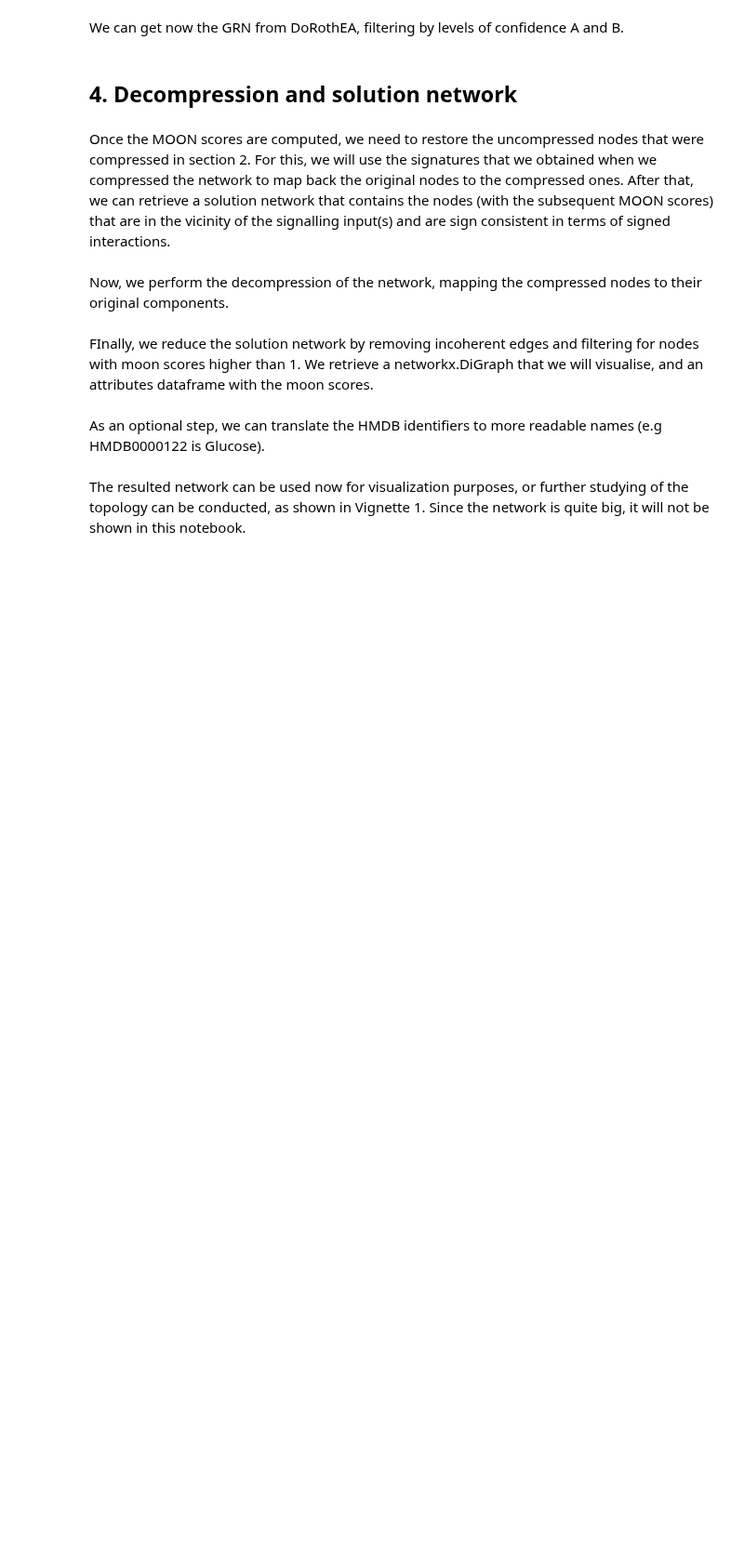
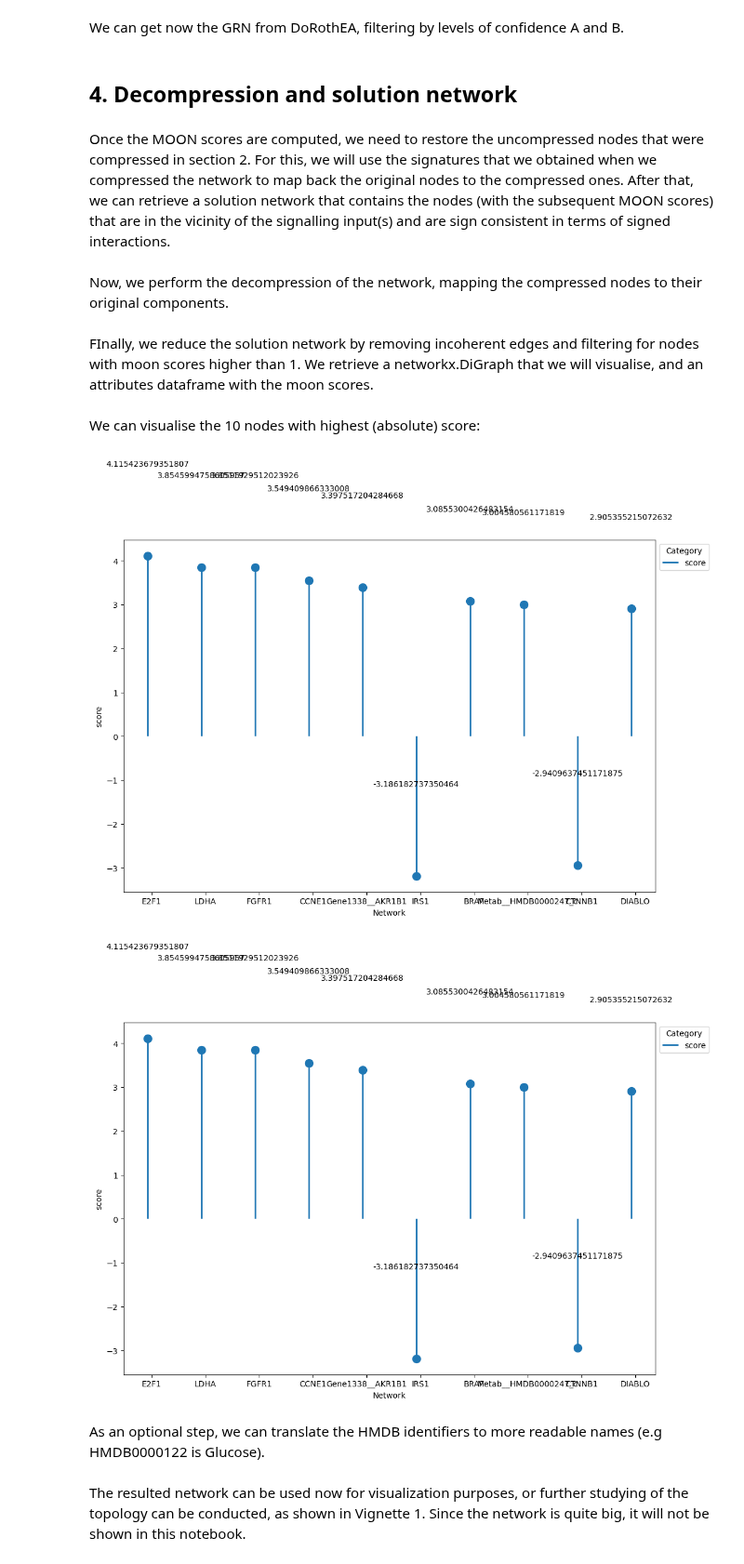
Before and after one commit to saezlab/networkcommons, a Jupyter notebook: docs/src/vignettes/6_moon.ipynb, the cells around one changed output. Shown at 93% size. Cells and saved outputs as stored; diff of their text form; code cells hidden in the pictures; blank space fills up the shorter version.

```diff
--- a/docs/src/vignettes/6_moon.ipynb
+++ b/docs/src/vignettes/6_moon.ipynb
@@ -19,2 +19,3 @@ We first import the network, and check it does not contain unsigned interactions
 # %%
-meta_network_df = nc.data.network.get_cosmos_pkn()
+meta_network_df = nc.data.network.get_cosmos_pkn(update=True)
+meta_network = nc.utils.network_from_df(meta_network_df, directed=True)
@@ -109,6 +109,18 @@ Now, we perform the decompression of the network, mapping the compressed nodes t
 FInally, we reduce the solution network by removing incoherent edges and filtering for nodes with moon scores higher than 1. We retrieve a networkx.DiGraph that we will visualise, and an attributes dataframe with the moon scores.
 # %%
 res_network, att = nc.methods.reduce_solution_network(moon_res_dec, meta_network, 1, sig_input, rna_input) # equals R
+# %% [markdown]
+We can visualise the 10 nodes with highest (absolute) score:
+# %%
+top_nodes = att.sort_values('score', key=lambda x: abs(x), ascending=False).head(10)
+nc.visual.lollipop_plot(
+    df=top_nodes,
+    label_col='nodes',
+    value_col='score',
+)
+# %% [output]
+[figure, added]
+[figure, added]
 # %% [markdown]
 As an optional step, we can translate the HMDB identifiers to more readable names (e.g HMDB0000122 is Glucose).
 # %%
```
Also changed, not shown: parts of 12 cells of this notebook, 2 other files.
